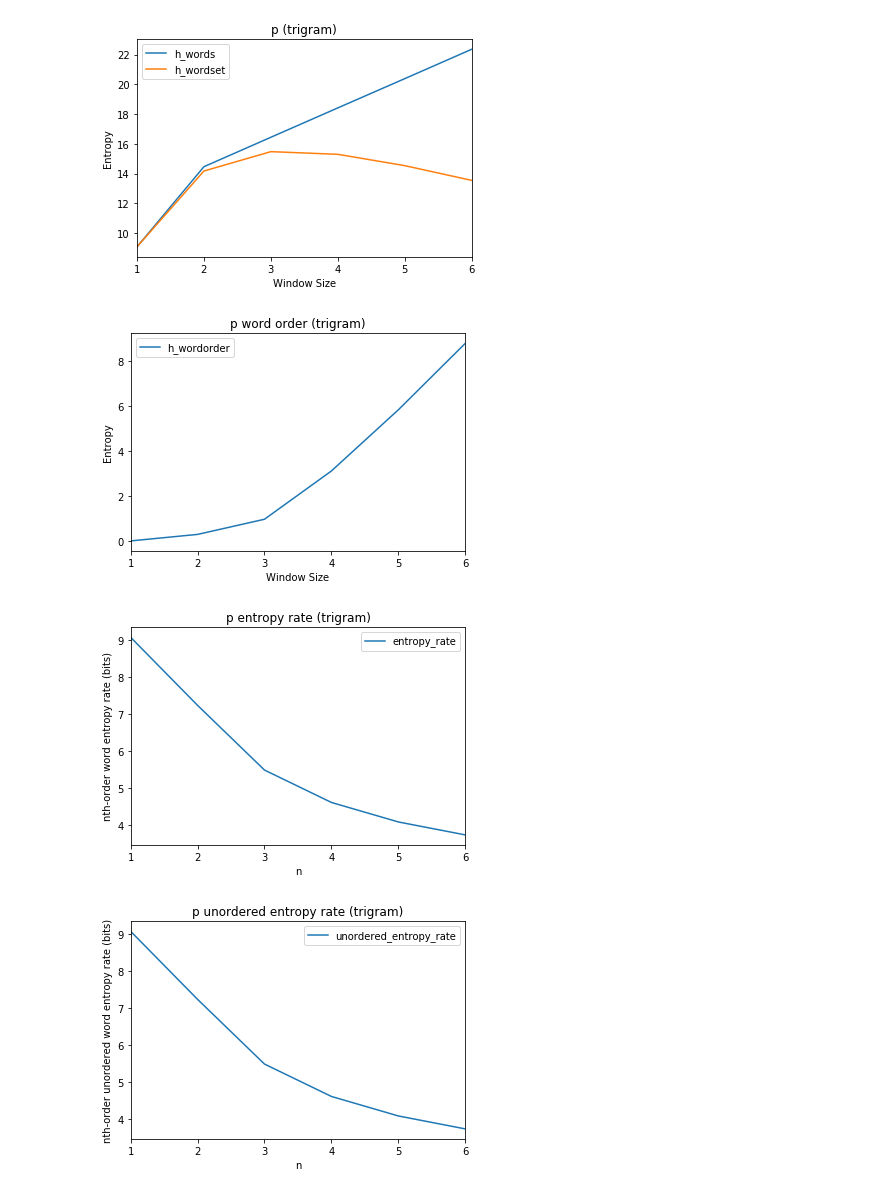
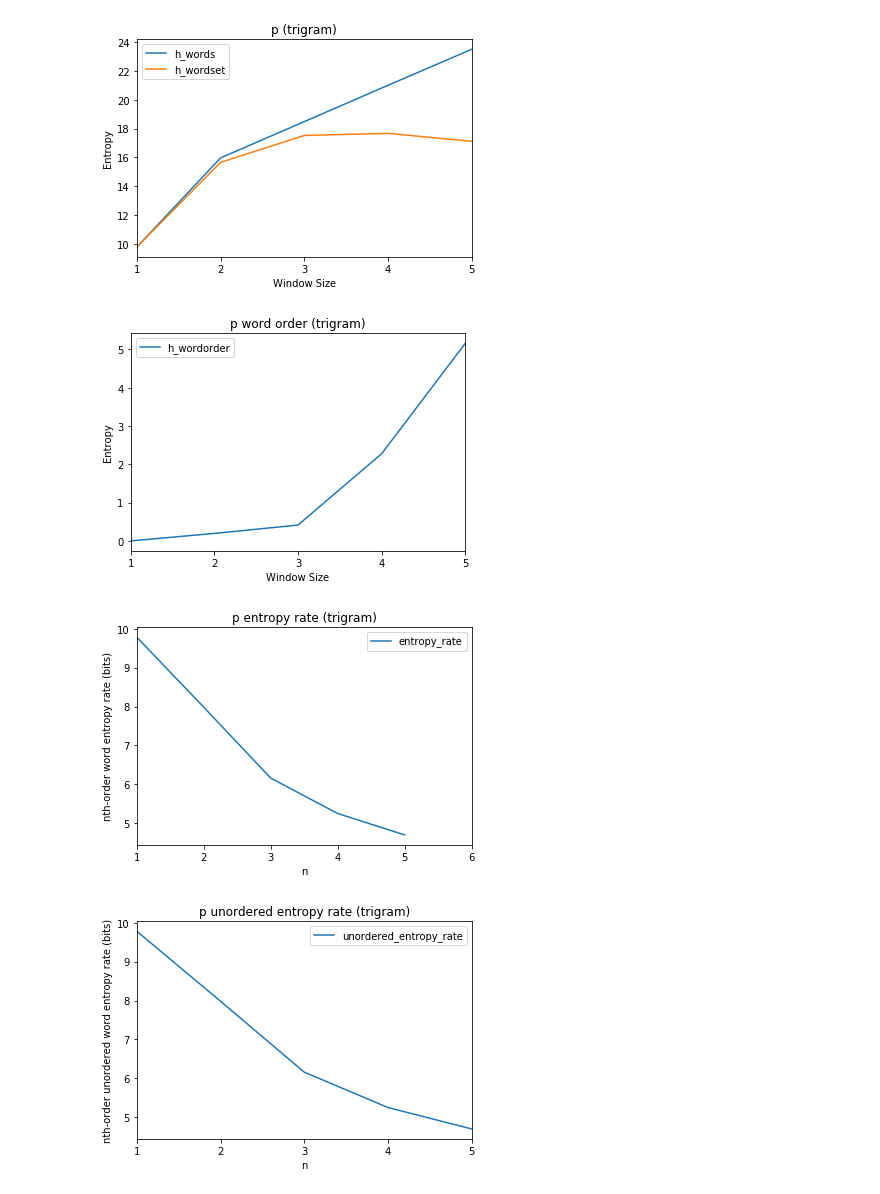
Before and after one commit to savoy1211/lsci199, a Jupyter notebook: lsci199/plot_3grams.ipynb, the cells around one changed output. Drawn from its saved outputs; the diff is of its cells as text; code cells hidden in the pictures.

```diff
--- a/lsci199/plot_3grams.ipynb
+++ b/lsci199/plot_3grams.ipynb
@@ -4,17 +4,18 @@ import numpy as np
 import matplotlib.pyplot as plt
 # %%
 text = 'p'
-file = "NEW_3gram_alpha1_windows1to6_"+text
+# file = "NEW_3gram_alpha1_windows1to6_"+text
 # file = "NEW_3gram_alpha0_windows1to6_"+text
+file = "3gram_alpha1_1to5_ordered_inbound_mpht"
 # %%
 df = pd.read_csv(file, index_col=0, parse_dates=True)
-df['window_size'] = [1,2,3,4,5,6]
+df['window_size'] = [1,2,3,4,5]
 ax = df.plot(x="window_size", y=["h_words", "h_wordset"], title=text+" (trigram)")
 ax.set(xlabel="Window Size", ylabel="Entropy")
-ax.set_xticks(range(1,7,1))
+ax.set_xticks(range(1,6,1))
 plt.show()
 # %% [output]
-[figure, old version]
+[figure, new version]
 # %%
 # df['h_wordorder'] = df['h_words'] - df['h_wordset']
 # ax = df.plot(x="window_size", y=['h_wordorder'], title=text+" word order (trigram)")
@@ -25,10 +26,10 @@ plt.show()
 df['h_wordorder'] = df['h_words'] - df['h_wordset']
 ax = df.plot(x="window_size", y=['h_wordorder'], title=text+" word order (trigram)")
 ax.set(xlabel="Window Size", ylabel="Entropy")
-ax.set_xticks(range(1,7,1))
+ax.set_xticks(range(1,6,1))
 plt.show()
 # %% [output]
-[figure, old version]
+[figure, new version]
 # %%
 # df['entropy_rate'] = df['h_words'] / df['window_size']
 # ax = df.plot(x="window_size", y=['entropy_rate'], title=text+" entropy rate (trigram)")
@@ -42,21 +43,21 @@ ax.set(xlabel="n", ylabel="nth-order word entropy rate (bits)")
 ax.set_xticks(range(1,7,1))
 plt.show()
 # %% [output]
-[figure, old version]
+[figure, new version]
 # %%
 # df['unordered_entropy_rate'] = df['h_words'] / df['window_size']
 # ax = df.plot(x="window_size", y=['unordered_entropy_rate'], title=text+" unordered entropy rate (trigram)")
 # ax.set(xlabel="n", ylabel="nth-order unordered word entropy rate (bits)")
 # ax.set_xticks(range(1,8,1))
 # plt.show()
 
 df['unordered_entropy_rate'] = df['h_words'] / df['window_size']
 ax = df.plot(x="window_size", y=['unordered_entropy_rate'], title=text+" unordered entropy rate (trigram)")
 ax.set(xlabel="n", ylabel="nth-order unordered word entropy rate (bits)")
-ax.set_xticks(range(1,7,1))
+ax.set_xticks(range(1,6,1))
 plt.show()
 # %% [output]
-[figure, old version]
+[figure, new version]
 # %%
 # df['entropy_rate_difference'] = (df['h_words'] - df['h_wordset']) / df['window_size']
 # ax = df.plot(x="window_size", y=['entropy_rate_difference'], title=text+" entropy rate difference (trigram)")
```
Also changed, not shown: parts of 1 cell of this notebook, 29 other files.
